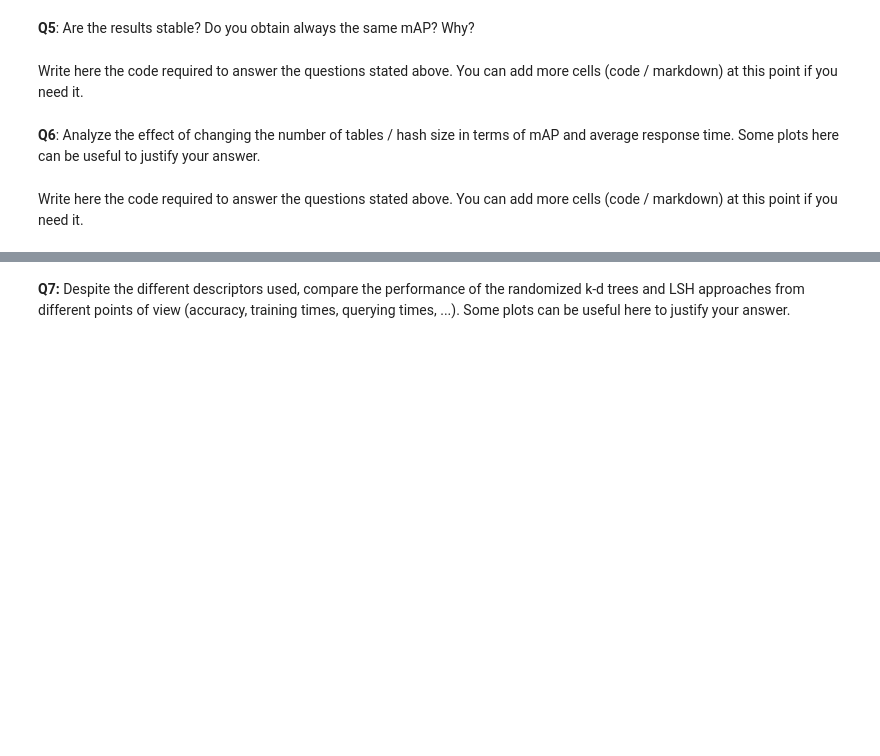
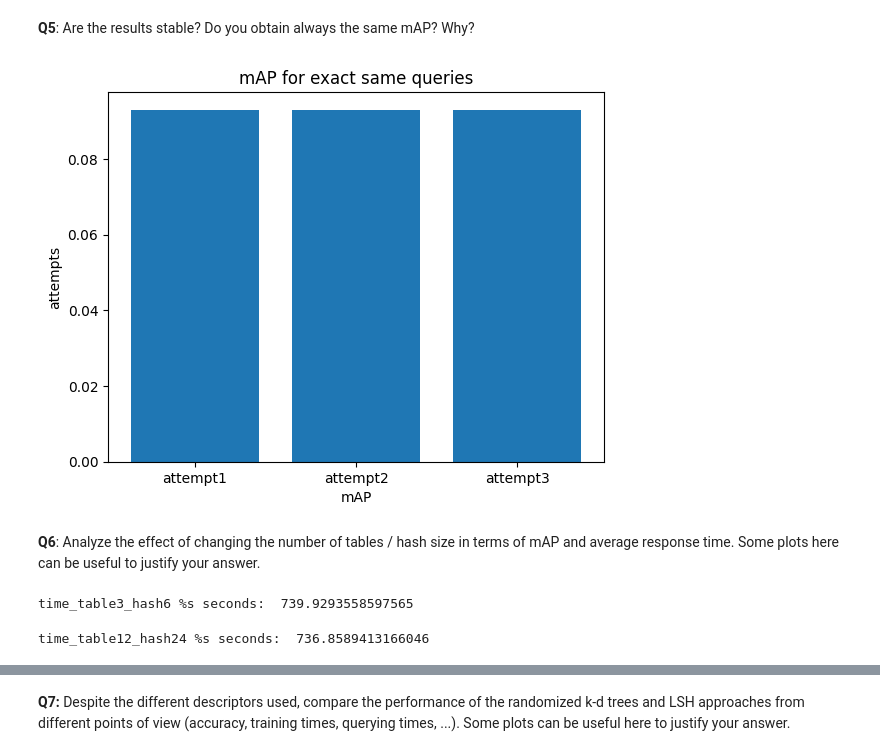
Before and after one commit to claredavies/ImageIndexing, a Jupyter notebook: Image_Indexing_Assignment2.ipynb, the cells around one changed output, grey strips where cells are left out. Drawn from its saved outputs; the diff is of its cells as text; code cells hidden in the pictures; blank space fills up the shorter version.

```diff
--- a/Image_Indexing_Assignment2.ipynb
+++ b/Image_Indexing_Assignment2.ipynb
@@ -462,10 +472,10 @@ def build_db_lsh(descs, tables = 6, hash_size = 12):
     brisk = cv2.BRISK()
 
     index_params= dict(algorithm = FLANN_INDEX_LSH,
-                      table_number = tables, # 12
-                      key_size = hash_size,     # 20
-                      multi_probe_level = 1) #2
-    search_params = dict(checks=50)   # or pass empty dictionary
+                      table_number = tables,
+                      key_size = hash_size,
+                      multi_probe_level = 0)
+    search_params = dict(checks=50)
 
     flann = cv2.FlannBasedMatcher(index_params,search_params)
 
@@ -509,7 +522,17 @@ print('mAP: %.5f' % mAP_lsh)
 mAP: 0.08860
 # %% [markdown]
 **Q5**: Are the results stable? Do you obtain always the same mAP? Why?
-# %% [markdown]
-Write here the code required to answer the questions stated above. You can add more cells (code / markdown) at this point if you need it.
+# %%
+_, mAP_lsh_attempt1 = compute_mAP(query_names, query_desc_orb, index, train_names[0:5], '../holidays_mini/holidays_images.dat')
+
+_, mAP_lsh_attempt2 = compute_mAP(query_names, query_desc_orb, index, train_names[0:5], '../holidays_mini/holidays_images.dat')
+
+_, mAP_lsh_attempt3 = compute_mAP(query_names, query_desc_orb, index, train_names[0:5], '../holidays_mini/holidays_images.dat')
+# %%
+values = [mAP_lsh_attempt1, mAP_lsh_attempt2, mAP_lsh_attempt3]
+labels = ["attempt1", "attempt2", "attempt3"]
+plot_chart(values, labels, "mAP for exact same queries", "mAP", "attempts")
+# %% [output]
+[figure, added]
 # %% [markdown]
 **Q6**: Analyze the effect of changing the number of tables / hash size in terms of mAP and average response time. Some plots here can be useful to justify your answer.
@@ -549,2 +538,0 @@ plt.show()
-# %% [markdown]
-Write here the code required to answer the questions stated above. You can add more cells (code / markdown) at this point if you need it.
@@ -550,0 +546,16 @@ Write here the code required to answer the questions stated above. You can add m
+# %%
+index_table3_hash6 = build_db_lsh(train_desc_orb[0:5], 3, 6)
+start_time = time.time()
+res, mAP_lsh_table3_hash6 = compute_mAP(query_names, query_desc_orb, index_table3_hash6, train_names[0:5], '../holidays_mini/holidays_images.dat')
+time_table3_hash6 = time.time() - start_time
+print("time_table3_hash6 %s seconds: ", time_table3_hash6)
+# %% [output]
+time_table3_hash6 %s seconds:  739.9293558597565
+# %%
+index_table12_hash24 = build_db_lsh(train_desc_orb[0:5], 3, 6)
+start_time = time.time()
+res, mAP_lsh_table12_hash24 = compute_mAP(query_names, query_desc_orb, index_table12_hash24, train_names[0:5], '../holidays_mini/holidays_images.dat')
+time_table12_hash24 = time.time() - start_time
+print("time_table12_hash24 %s seconds: ", time_table12_hash24)
+# %% [output]
+time_table12_hash24 %s seconds:  736.8589413166046
```
Also changed, not shown: parts of 42 cells of this notebook.
